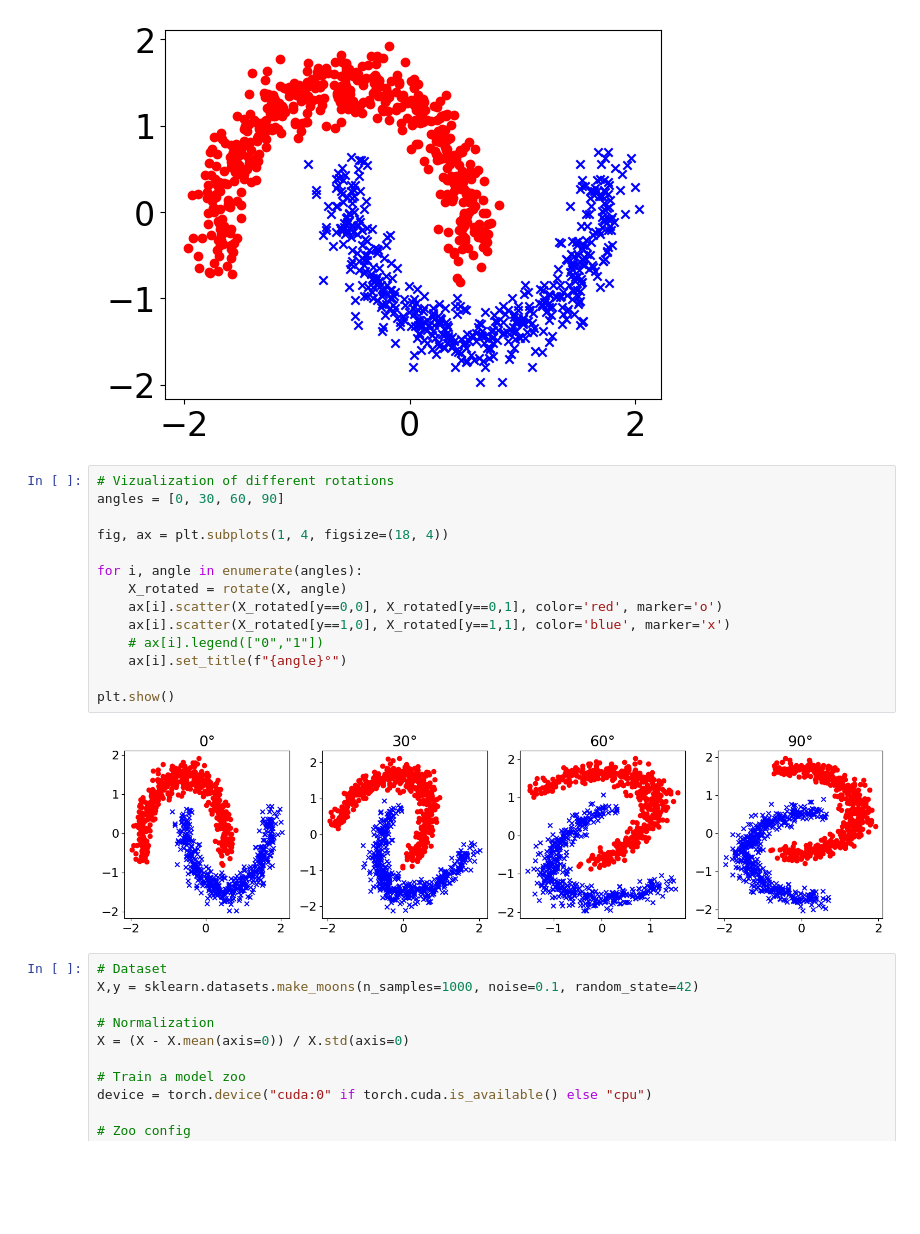
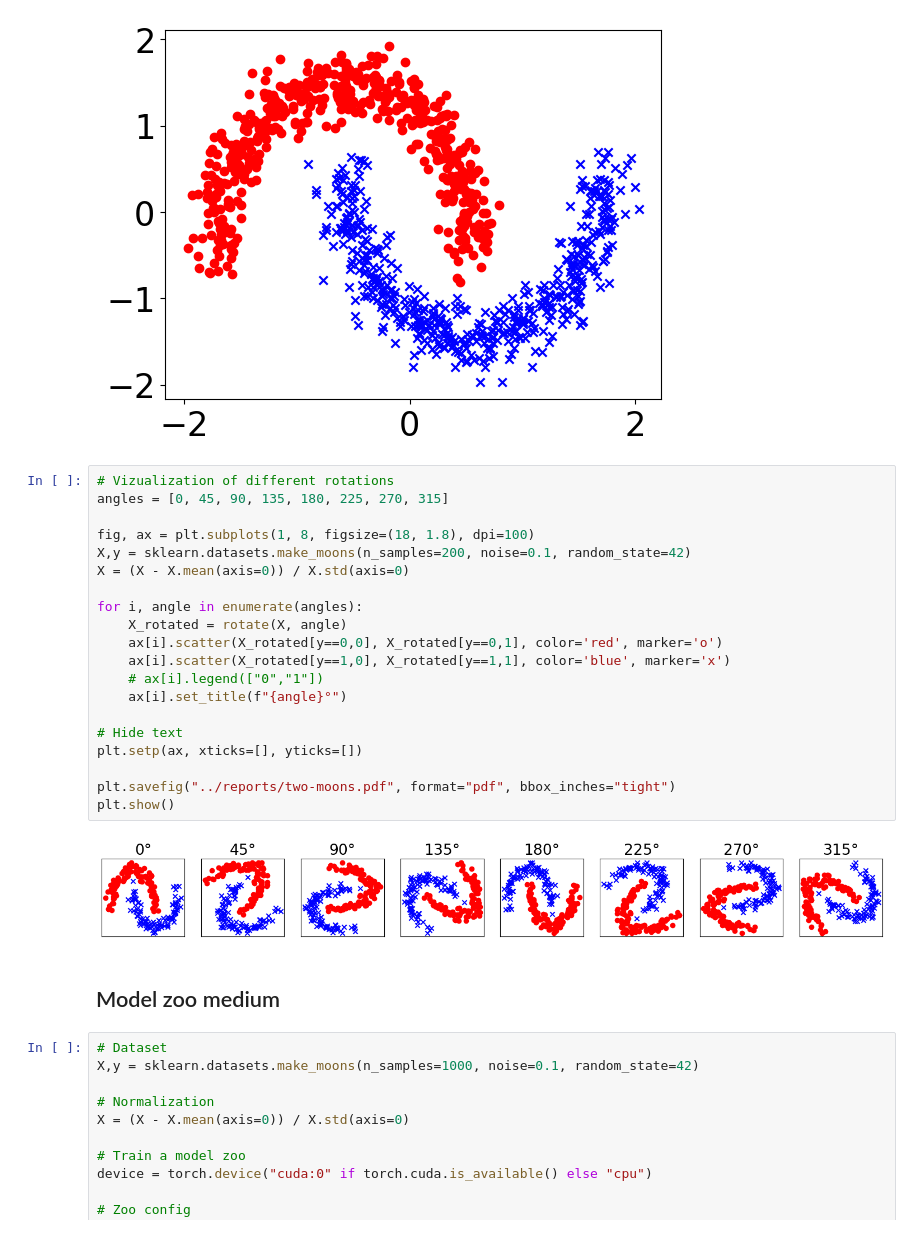
Before and after one commit to IDavron/exploring-neural-networks-weight-space, a Jupyter notebook: notebooks/dataset.ipynb, the cells around one changed output. Drawn from its saved outputs; the diff is of its cells as text; blank space fills up the shorter version.

```diff
--- a/notebooks/dataset.ipynb
+++ b/notebooks/dataset.ipynb
@@ -50,20 +47,28 @@ plt.show()
 [figure]
 # %%
 # Vizualization of different rotations
-angles = [0, 30, 60, 90]
+angles = [0, 45, 90, 135, 180, 225, 270, 315]
 
-fig, ax = plt.subplots(1, 4, figsize=(18, 4))
+fig, ax = plt.subplots(1, 8, figsize=(18, 1.8), dpi=100)
+X,y = sklearn.datasets.make_moons(n_samples=200, noise=0.1, random_state=42)
+X = (X - X.mean(axis=0)) / X.std(axis=0)
 
 for i, angle in enumerate(angles):
     X_rotated = rotate(X, angle)
     ax[i].scatter(X_rotated[y==0,0], X_rotated[y==0,1], color='red', marker='o')
     ax[i].scatter(X_rotated[y==1,0], X_rotated[y==1,1], color='blue', marker='x')
     # ax[i].legend(["0","1"])
     ax[i].set_title(f"{angle}°")
 
+# Hide text
+plt.setp(ax, xticks=[], yticks=[])
+
+plt.savefig("../reports/two-moons.pdf", format="pdf", bbox_inches="tight")
 plt.show()
 # %% [output]
-[figure, old version]
+[figure, new version]
+# %% [markdown]
+## Model zoo medium
 # %%
 # Dataset
 X,y = sklearn.datasets.make_moons(n_samples=1000, noise=0.1, random_state=42)
```
Also changed, not shown: parts of 31 cells of this notebook, 26 other files.
